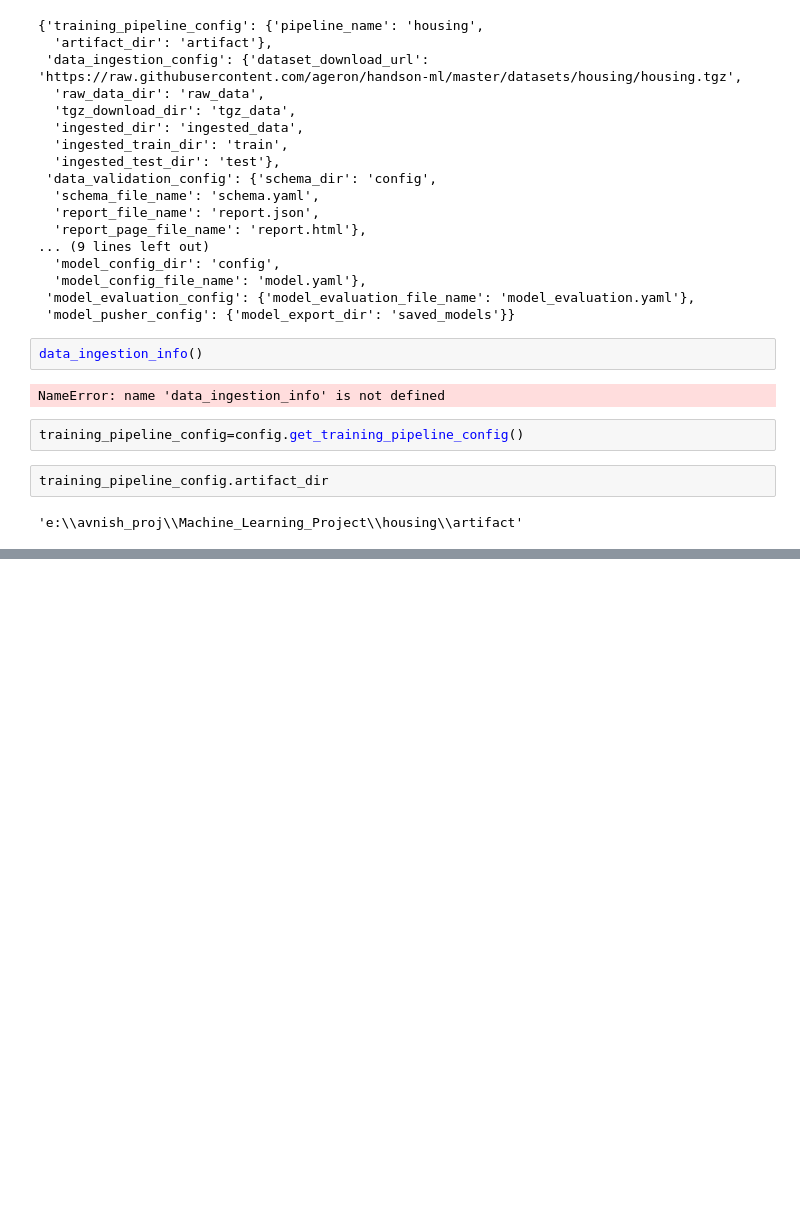
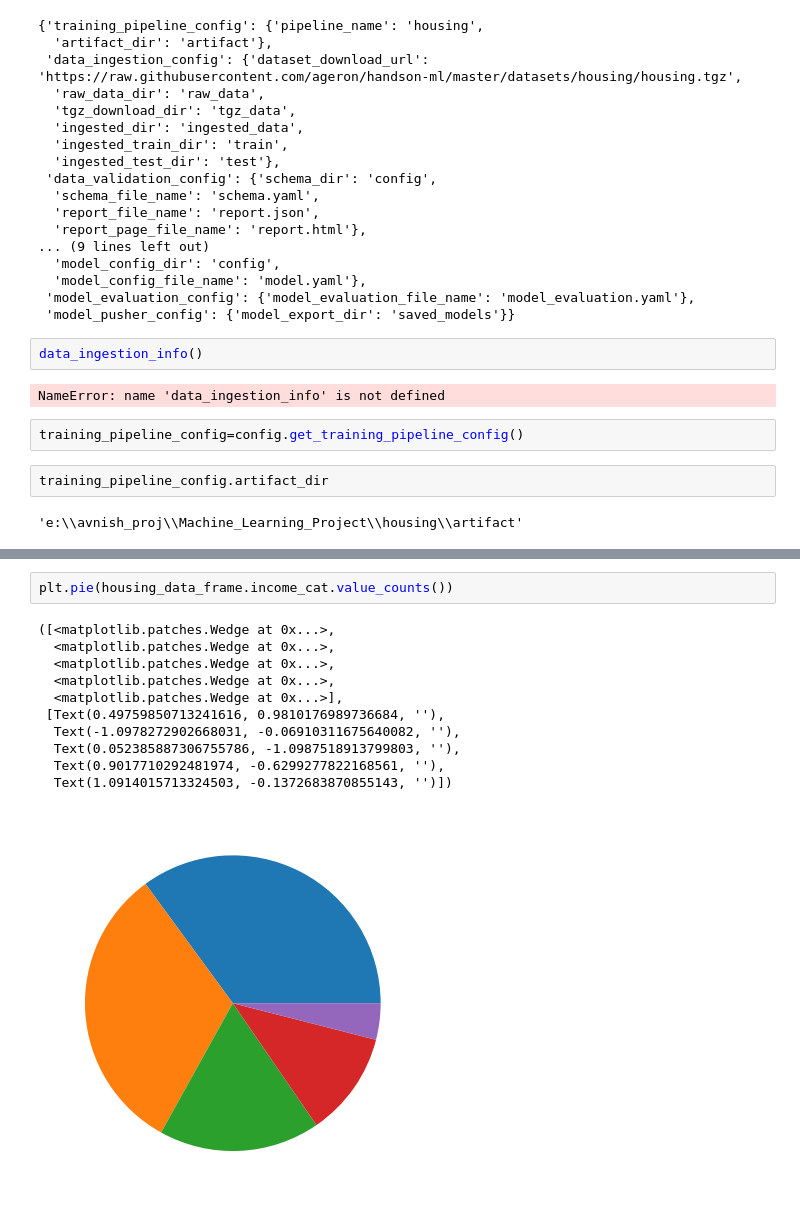
Before and after one commit to ISHAWANT/Machine_Learning_Project, a Jupyter notebook: notebook/example.ipynb, the cells around one changed output, grey strips where cells are left out. Saved outputs shown, nothing was run; the diff lists cells and outputs as text; blank space fills up the shorter version.

```diff
--- a/notebook/example.ipynb
+++ b/notebook/example.ipynb
@@ -236,0 +334,14 @@ NameError: name 'Configuration' is not defined
+# %%
+plt.pie(housing_data_frame.income_cat.value_counts())
+# %% [output]
+([<matplotlib.patches.Wedge at 0x...>,
+  <matplotlib.patches.Wedge at 0x...>,
+  <matplotlib.patches.Wedge at 0x...>,
+  <matplotlib.patches.Wedge at 0x...>,
+  <matplotlib.patches.Wedge at 0x...>],
+ [Text(0.49759850713241616, 0.9810176989736684, ''),
+  Text(-1.0978272902668031, -0.06910311675640082, ''),
+  Text(0.052385887306755786, -1.0987518913799803, ''),
+  Text(0.9017710292481974, -0.6299277822168561, ''),
+  Text(1.0914015713324503, -0.1372683870855143, '')])
+[figure, added]
```
Also changed, not shown: parts of 42 cells of this notebook, 11 other files.
